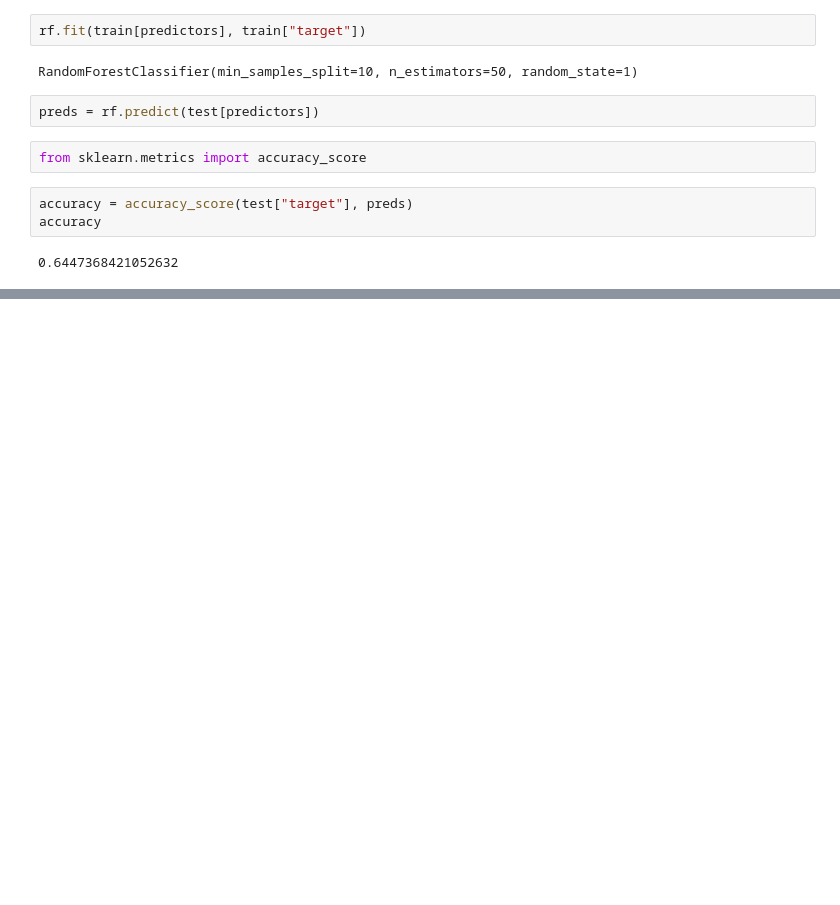
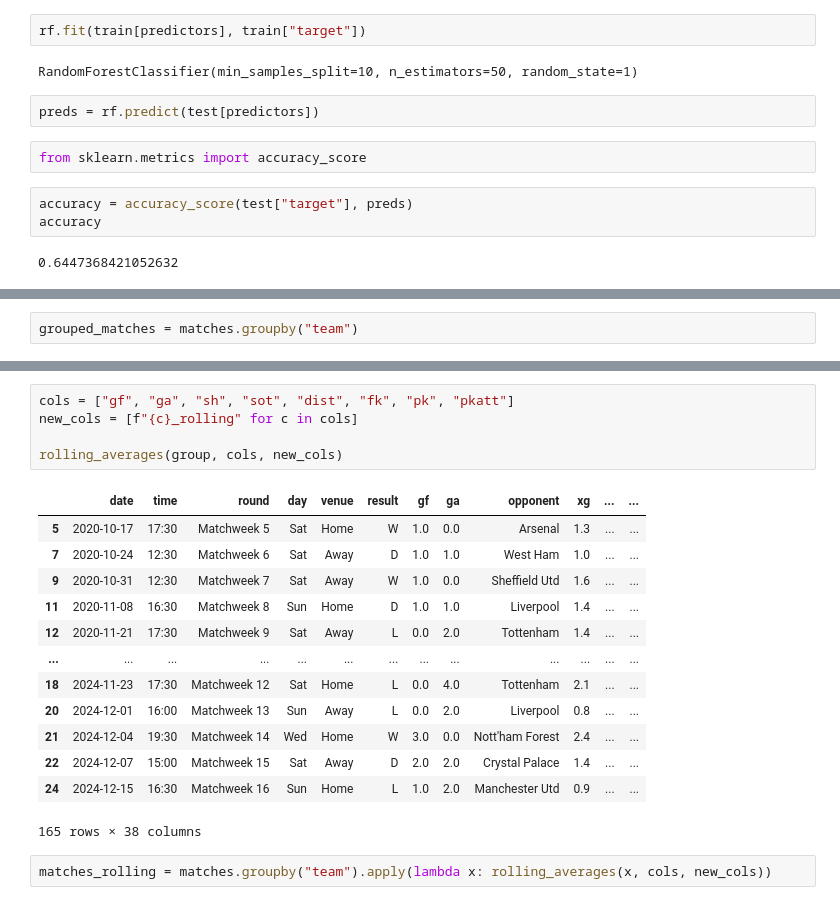
Before and after one commit to muhammadadeel22/Premier-League-Football-Prediction, a Jupyter notebook: EPL_Prediction.ipynb, the cells around one changed output, grey strips where cells are left out. Drawn from its saved outputs; the diff is of its cells as text; blank space fills up the shorter version.

```diff
--- a/EPL_Prediction.ipynb
+++ b/EPL_Prediction.ipynb
@@ -173,0 +189,2 @@ accuracy
+# %%
+grouped_matches = matches.groupby("team")
@@ -173,0 +200,21 @@ accuracy
+# %%
+cols = ["gf", "ga", "sh", "sot", "dist", "fk", "pk", "pkatt"]
+new_cols = [f"{c}_rolling" for c in cols]
+
+rolling_averages(group, cols, new_cols)
+# %% [output]
+|  | date | time | round | day | venue | result | gf | ga | opponent | xg | ... | ... |
+| 5 | 2020-10-17 | 17:30 | Matchweek 5 | Sat | Home | W | 1.0 | 0.0 | Arsenal | 1.3 | ... | ... |
+| 7 | 2020-10-24 | 12:30 | Matchweek 6 | Sat | Away | D | 1.0 | 1.0 | West Ham | 1.0 | ... | ... |
+| 9 | 2020-10-31 | 12:30 | Matchweek 7 | Sat | Away | W | 1.0 | 0.0 | Sheffield Utd | 1.6 | ... | ... |
+| 11 | 2020-11-08 | 16:30 | Matchweek 8 | Sun | Home | D | 1.0 | 1.0 | Liverpool | 1.4 | ... | ... |
+| 12 | 2020-11-21 | 17:30 | Matchweek 9 | Sat | Away | L | 0.0 | 2.0 | Tottenham | 1.4 | ... | ... |
+| ... | ... | ... | ... | ... | ... | ... | ... | ... | ... | ... | ... | ... |
+| 18 | 2024-11-23 | 17:30 | Matchweek 12 | Sat | Home | L | 0.0 | 4.0 | Tottenham | 2.1 | ... | ... |
+| 20 | 2024-12-01 | 16:00 | Matchweek 13 | Sun | Away | L | 0.0 | 2.0 | Liverpool | 0.8 | ... | ... |
+| 21 | 2024-12-04 | 19:30 | Matchweek 14 | Wed | Home | W | 3.0 | 0.0 | Nott'ham Forest | 2.4 | ... | ... |
+| 22 | 2024-12-07 | 15:00 | Matchweek 15 | Sat | Away | D | 2.0 | 2.0 | Crystal Palace | 1.4 | ... | ... |
+| 24 | 2024-12-15 | 16:30 | Matchweek 16 | Sun | Home | L | 1.0 | 2.0 | Manchester Utd | 0.9 | ... | ... |
+165 rows × 38 columns
+# %%
+matches_rolling = matches.groupby("team").apply(lambda x: rolling_averages(x, cols, new_cols))
```
Also changed, not shown: parts of 9 cells of this notebook.
